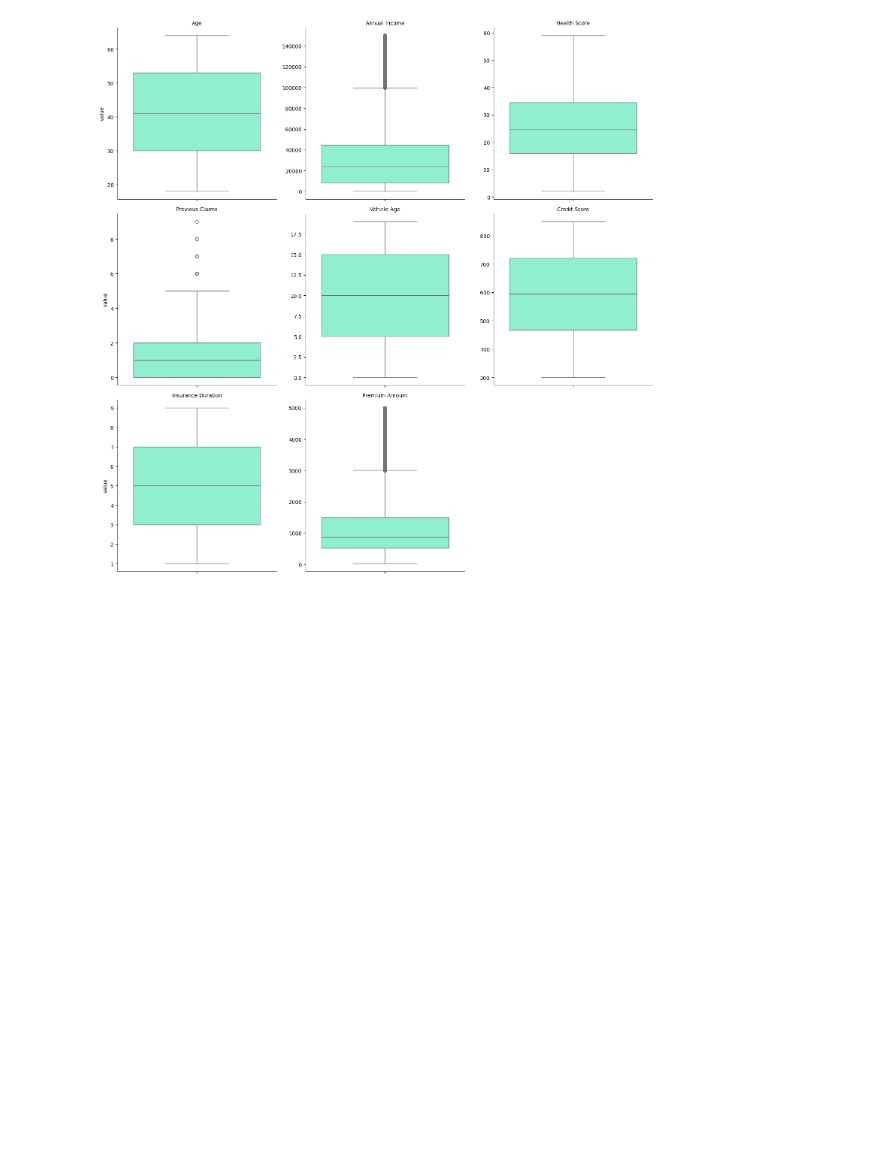
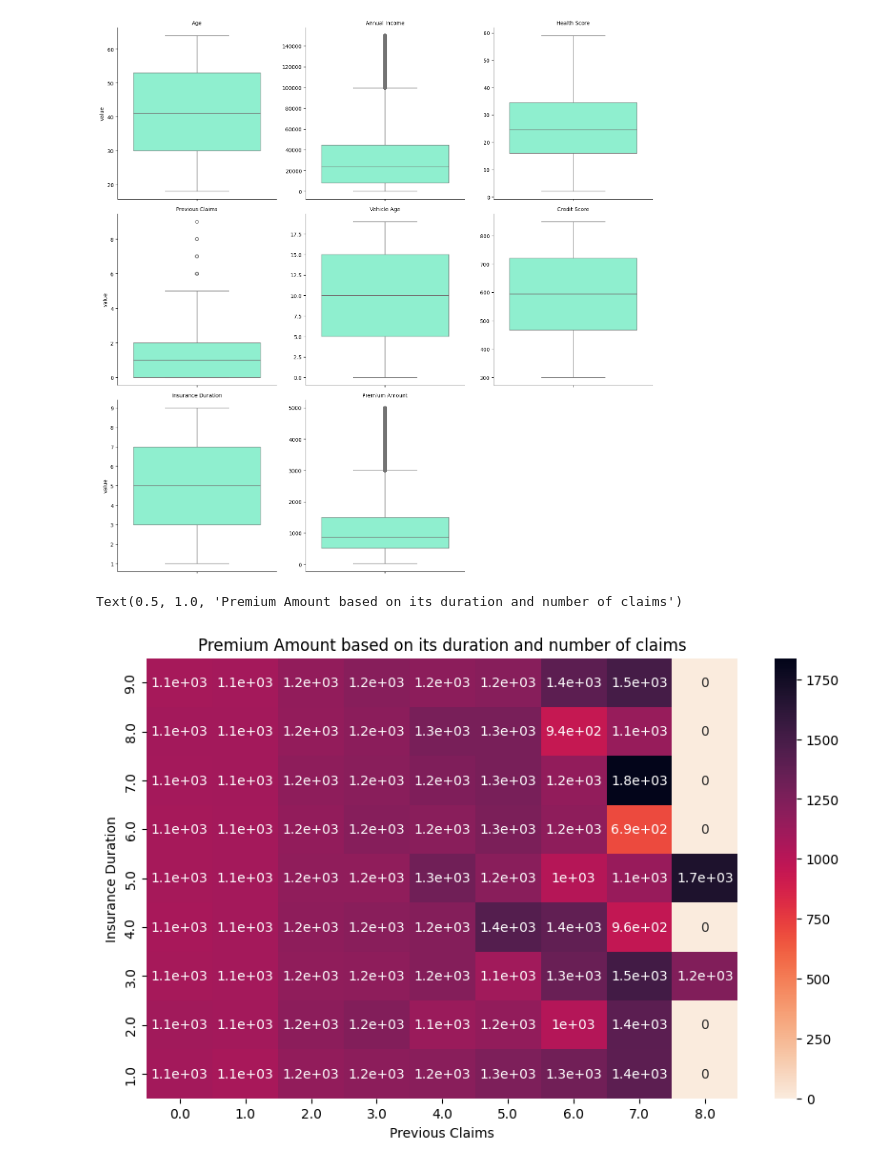
Before and after one commit to GhosTHaise/regression-insurance-dataset, a Jupyter notebook: catboost-optuna.ipynb, the cells around one changed output. Cells and saved outputs as stored; diff of their text form; code cells hidden in the pictures; blank space fills up the shorter version.

```diff
--- a/catboost-optuna.ipynb
+++ b/catboost-optuna.ipynb
@@ -154,3 +154,19 @@ fg.tight_layout()
 plt.show()
 # %% [output]
 [figure]
+# %%
+work_ps = df_train.dropna().pivot_table(
+    index='Insurance Duration',
+    columns= 'Previous Claims',
+    values='Premium Amount',
+    aggfunc='mean',
+    fill_value=0
+)
+
+
+plt.figure(figsize=(10, 6))
+sns.heatmap(work_ps, annot=True, cmap="rocket_r", cbar=True).invert_yaxis()
+plt.title('Premium Amount based on its duration and number of claims')
+# %% [output]
+Text(0.5, 1.0, 'Premium Amount based on its duration and number of claims')
+[figure, added]
```
